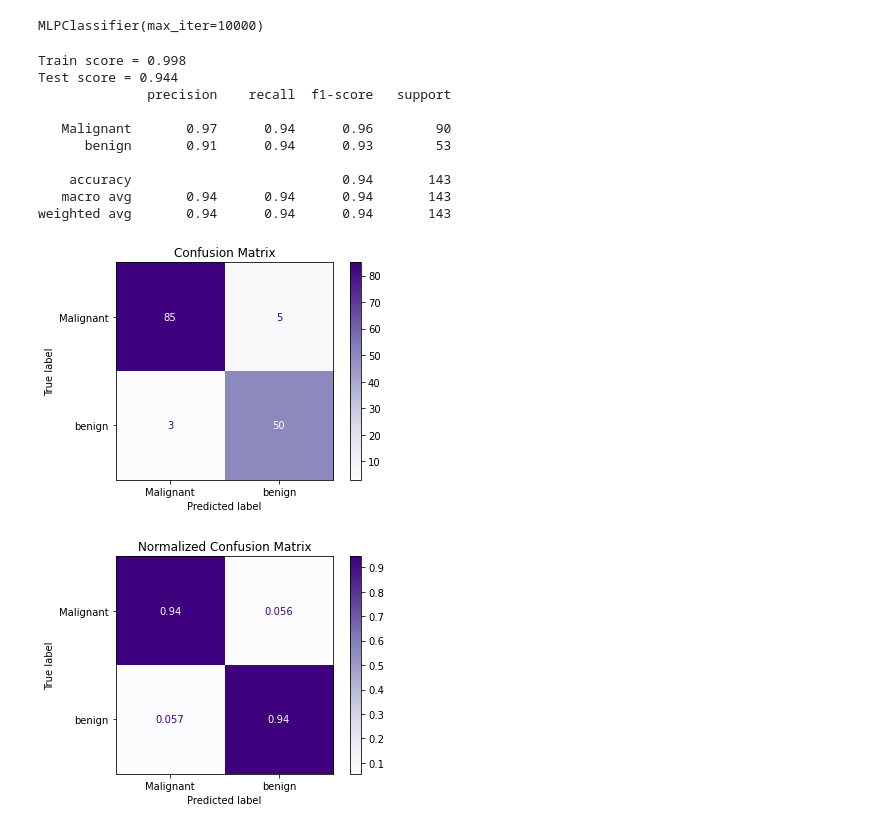
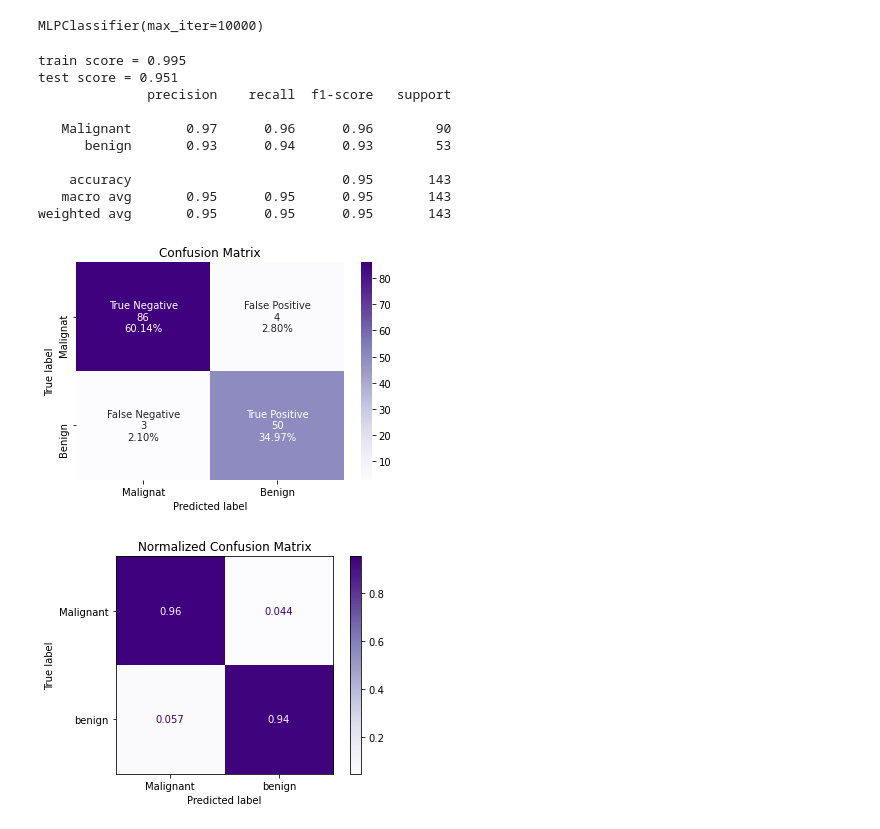
Before and after one commit to SyamMarcus/Machine-Learning-Uni-Module, a Jupyter notebook: Breast Cancer Neural Network.ipynb, the cells around one changed output. Drawn from its saved outputs; the diff is of its cells as text; code cells hidden in the pictures.

```diff
--- a/Breast Cancer Neural Network.ipynb
+++ b/Breast Cancer Neural Network.ipynb
@@ -14,8 +13,9 @@ df.drop(['diagnosis'], axis=1, inplace=True)
 #df.info()
 # %%
 # Setting values for X and y
+
 X = df.iloc[:,:-1].values  # set the x values to the first 30 collumns
 y = df.iloc[:,-1:].values  # set the y values to the last collumn only
-#print(X.shape)
+y = y.ravel()
 # %%
 # Split the data for training and testing
@@ -39,41 +43,51 @@ y_train_pred = model.predict(X_train_scaled)  # compare the training data with t
 y_test_pred = model.predict(X_test_scaled)
 # %%
 # Evaluate the model
-print("Train score = {:0.3f}".format(model.score(X_train_scaled, y_train)))
-print("Test score = {:0.3f}".format(model.score(X_test_scaled, y_test)))
+
+print("train score = {:0.3f}".format(model.score(X_train_scaled, y_train)))
+print("test score = {:0.3f}".format(model.score(X_test_scaled, y_test)))
 
 from sklearn.metrics import classification_report
 target_names = ['Malignant','benign']
 print(classification_report(y_test,y_test_pred, target_names=target_names))
 # %% [output]
-Train score = 0.998
-Test score = 0.944
+train score = 0.995
+test score = 0.951
               precision    recall  f1-score   support
 
-   Malignant       0.97      0.94      0.96        90
-      benign       0.91      0.94      0.93        53
+   Malignant       0.97      0.96      0.96        90
+      benign       0.93      0.94      0.93        53
 
-    accuracy                           0.94       143
-   macro avg       0.94      0.94      0.94       143
-weighted avg       0.94      0.94      0.94       143
+    accuracy                           0.95       143
+   macro avg       0.95      0.95      0.95       143
+weighted avg       0.95      0.95      0.95       143
-# %%
-# Plot confusion matricies
-from sklearn.metrics import plot_confusion_matrix
-import matplotlib.pyplot as plt
-
-titles_options = [('Confusion Matrix', None),
-                 ('Normalized Confusion Matrix', 'true')]
-
-for title, normalize in titles_options:
-    disp = plot_confusion_matrix(model, X_test_scaled, y_test,
-                                display_labels=['Malignant', 'benign'],
-                                cmap=plt.cm.Purples,
-                                normalize=normalize)
-    disp.ax_.set_title(title)
-    #print(title)
-    #print(disp.confusion_matrix)
-
-plt.show()
-# %% [output]
-[figure, removed]
-[figure, removed]
+# %%
+# Plot Confusion Matricies
+
+from cf_matrix import make_confusion_matrix  # Import library (found: https://github.com/DTrimarchi10/confusion_matrix.git)
+from sklearn.metrics import confusion_matrix
+cfm = confusion_matrix(y_test,y_test_pred)  # Creating a simple confusion matrix
+cfm
+labels = ['True Negative','False Positive','False Negative','True Positive']  # set data labels
+categories = ['Malignat', 'Benign']  # set target categories
+make_confusion_matrix(cfm,  # function to format confusion matrix
+                      title='Confusion Matrix',
+                      group_names=labels,
+                      categories=categories,
+                      sum_stats=False,
+                      percent=True,
+                      cmap='Purples')
+
+# Plot Normalized confusion matricies
+from sklearn.metrics import plot_confusion_matrix
+import matplotlib.pyplot as plt
+
+disp = plot_confusion_matrix(model, X_test_scaled, y_test,
+                             display_labels=['Malignant', 'benign'],
+                             cmap=plt.cm.Purples,
+                             normalize='true')
+disp.ax_.set_title('Normalized Confusion Matrix')
+plt.show()
+# %% [output]
+[figure, added]
+[figure, added]
```
Also changed, not shown: parts of 7 cells of this notebook.
